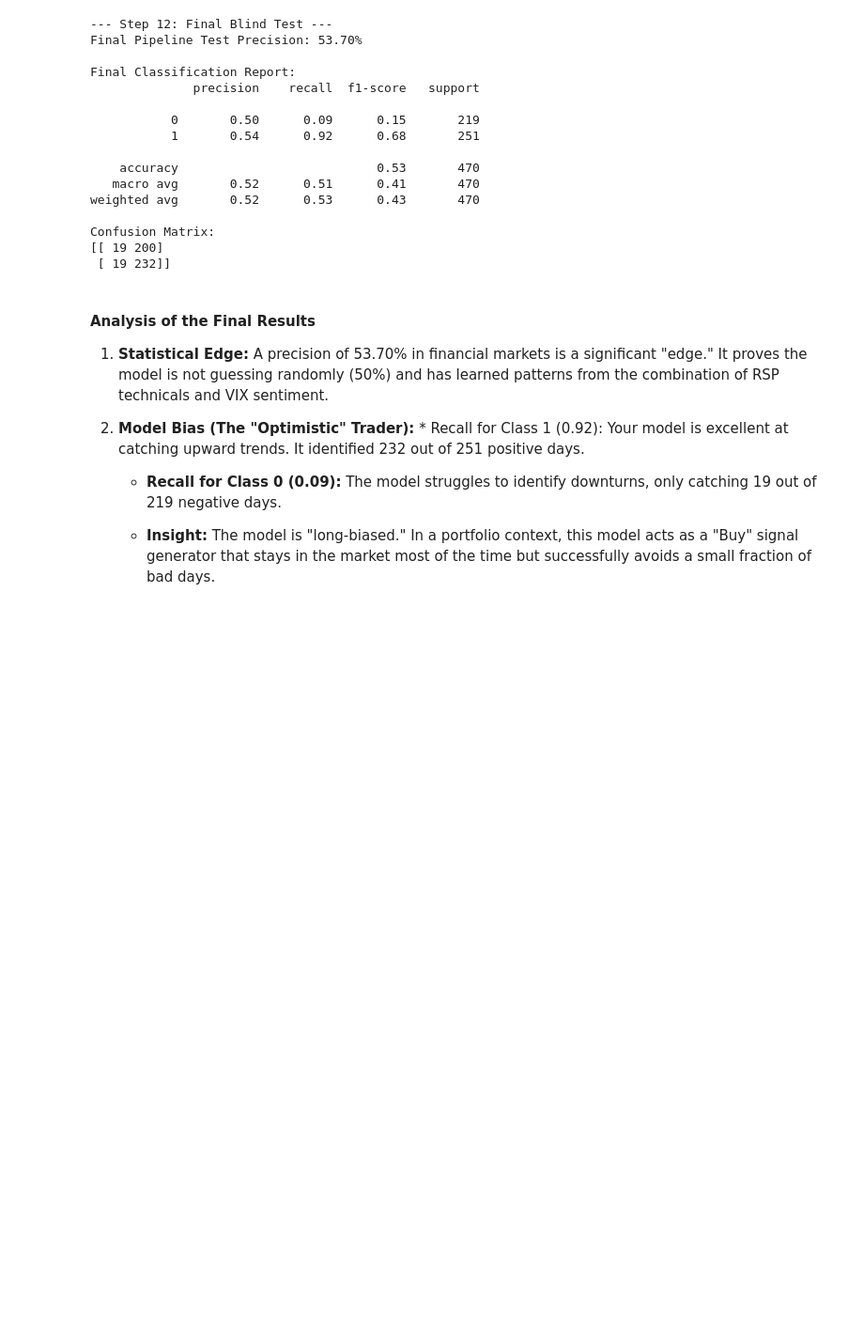
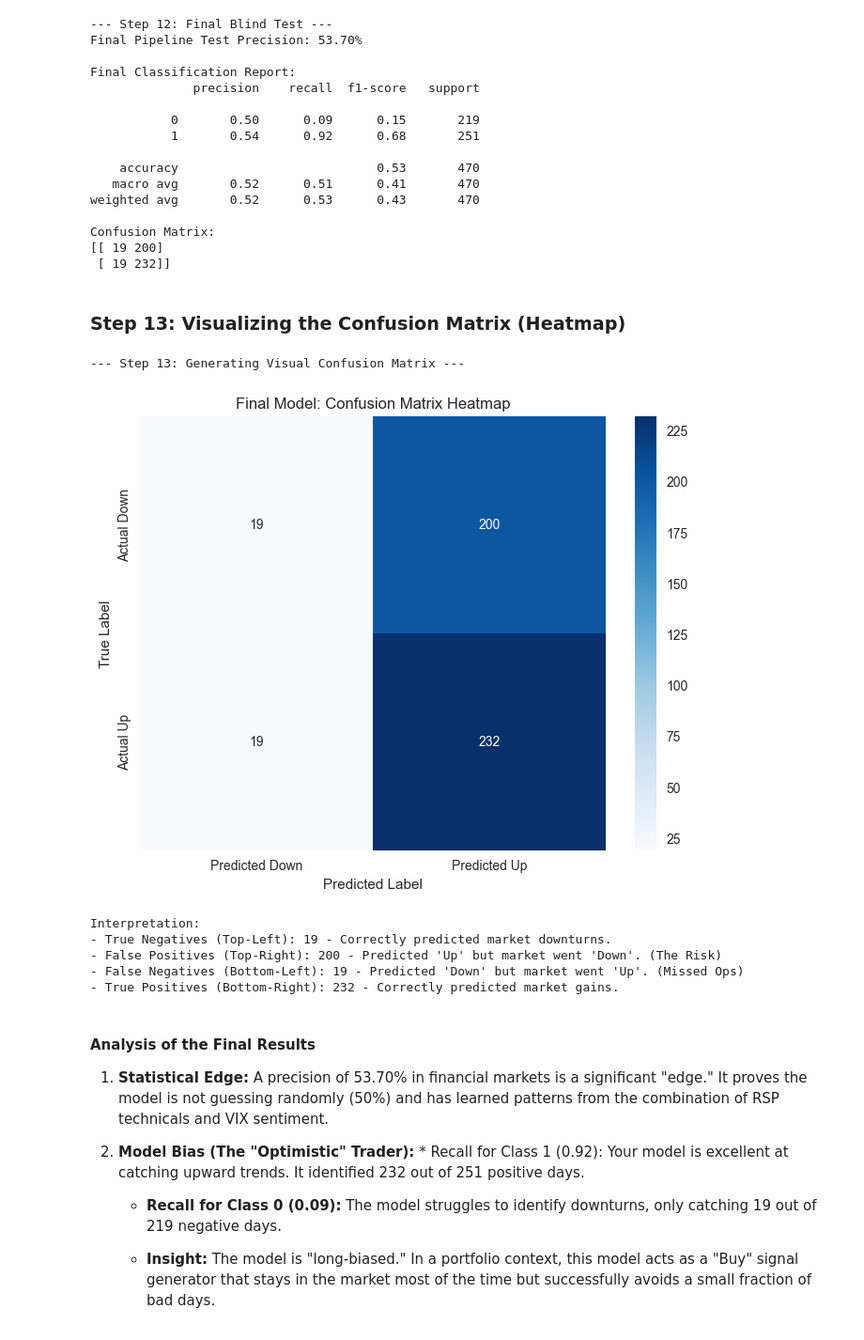
Before and after one commit to gabrielarcangelbol/ML-Engineer-Final-Portfolio, a Jupyter notebook: notebooks/01_eda_and_preprocessing.ipynb, the cells around one changed output. Shown at 94% size. Drawn from its saved outputs; the diff is of its cells as text; code cells hidden in the pictures; blank space fills up the shorter version.

Commit message:
vis: add seaborn heatmap for confusion matrix visualization

```diff
--- a/notebooks/01_eda_and_preprocessing.ipynb
+++ b/notebooks/01_eda_and_preprocessing.ipynb
@@ -703,6 +703,46 @@ weighted avg       0.52      0.53      0.43       470
 Confusion Matrix:
 [[ 19 200]
  [ 19 232]]
+# %% [markdown]
+### Step 13: Visualizing the Confusion Matrix (Heatmap)
+# %%
+# --- Step 13: Visualizing the Confusion Matrix ---
+# Using Seaborn to create a professional heatmap for the final report
+
+import seaborn as sns
+import matplotlib.pyplot as plt
+from sklearn.metrics import confusion_matrix
+
+print("--- Step 13: Generating Visual Confusion Matrix ---")
+
+# 1. Calculate the confusion matrix
+cm = confusion_matrix(test_df["Target"], final_test_preds)
+
+# 2. Create the Heatmap
+plt.figure(figsize=(8, 6))
+sns.heatmap(cm, annot=True, fmt='d', cmap='Blues',
+            xticklabels=['Predicted Down', 'Predicted Up'],
+            yticklabels=['Actual Down', 'Actual Up'])
+
+plt.title('Final Model: Confusion Matrix Heatmap')
+plt.xlabel('Predicted Label')
+plt.ylabel('True Label')
+plt.show()
+
+# 3. Quick Analysis of the Quadrants
+print("Interpretation:")
+print(f"- True Negatives (Top-Left): {cm[0][0]} - Correctly predicted market downturns.")
+print(f"- False Positives (Top-Right): {cm[0][1]} - Predicted 'Up' but market went 'Down'. (The Risk)")
+print(f"- False Negatives (Bottom-Left): {cm[1][0]} - Predicted 'Down' but market went 'Up'. (Missed Ops)")
+print(f"- True Positives (Bottom-Right): {cm[1][1]} - Correctly predicted market gains.")
+# %% [output]
+--- Step 13: Generating Visual Confusion Matrix ---
+[figure, added]
+Interpretation:
+- True Negatives (Top-Left): 19 - Correctly predicted market downturns.
+- False Positives (Top-Right): 200 - Predicted 'Up' but market went 'Down'. (The Risk)
+- False Negatives (Bottom-Left): 19 - Predicted 'Down' but market went 'Up'. (Missed Ops)
+- True Positives (Bottom-Right): 232 - Correctly predicted market gains.
 # %% [markdown]
 #### Analysis of the Final Results
 1. **Statistical Edge:** A precision of 53.70% in financial markets is a significant "edge." It proves the model is not guessing randomly (50%) and has learned patterns from the combination of RSP technicals and VIX sentiment.
```
